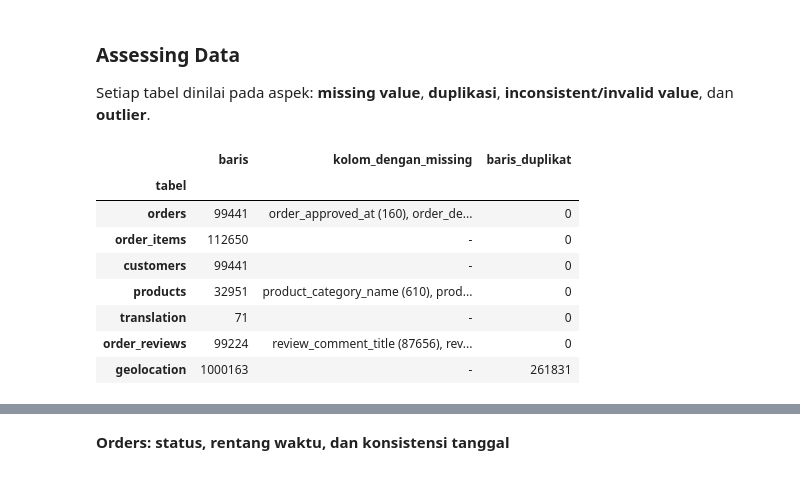
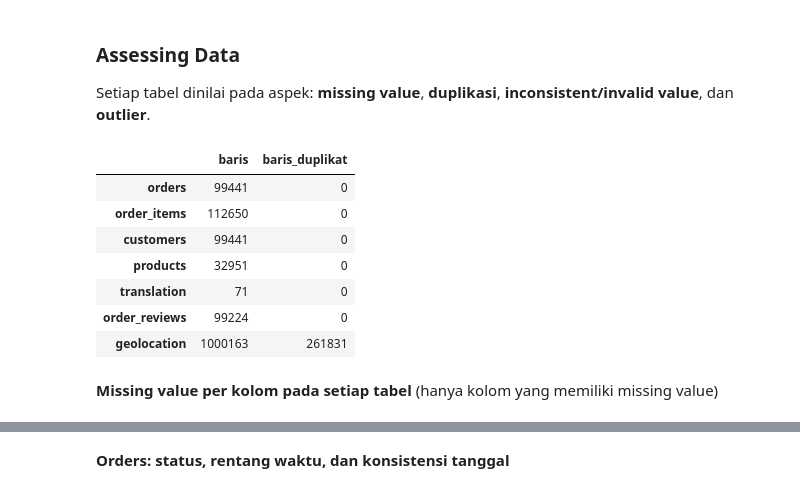
Before and after one commit to Ddxyn/analisis-data-olist, a Jupyter notebook: submission/notebook.ipynb, the cells around one changed output, grey strips where cells are left out. Drawn from its saved outputs; the diff is of its cells as text; code cells hidden in the pictures.

```diff
--- a/submission/notebook.ipynb
+++ b/submission/notebook.ipynb
@@ -88,20 +88,17 @@ orders_df.head()
 
 Setiap tabel dinilai pada aspek: **missing value**, **duplikasi**, **inconsistent/invalid value**, dan **outlier**.
 # %%
-# Ringkasan missing value dan duplikasi semua tabel
-rows = []
-for name, d in tables.items():
-    miss = d.isna().sum()
-    rows.append({"tabel": name, "baris": len(d), "kolom_dengan_missing": ", ".join(f"{c} ({v})" for c, v in miss[miss > 0].items()) or "-",
-                 "baris_duplikat": d.duplicated().sum()})
-pd.DataFrame(rows).set_index("tabel")
+# Ringkasan jumlah baris dan duplikasi semua tabel
+pd.DataFrame({"baris": {n: len(d) for n, d in tables.items()},
+              "baris_duplikat": {n: d.duplicated().sum() for n, d in tables.items()}})
 # %% [output]
-|  | baris | kolom_dengan_missing | baris_duplikat |
-| tabel |  |  |  |
-| orders | 99441 | order_approved_at (160), order_de... | 0 |
-| order_items | 112650 | - | 0 |
-| customers | 99441 | - | 0 |
-| products | 32951 | product_category_name (610), prod... | 0 |
-| translation | 71 | - | 0 |
-| order_reviews | 99224 | review_comment_title (87656), rev... | 0 |
-| geolocation | 1000163 | - | 261831 |
+|  | baris | baris_duplikat |
+| orders | 99441 | 0 |
+| order_items | 112650 | 0 |
+| customers | 99441 | 0 |
+| products | 32951 | 0 |
+| translation | 71 | 0 |
+| order_reviews | 99224 | 0 |
+| geolocation | 1000163 | 261831 |
+# %% [markdown]
+**Missing value per kolom pada setiap tabel** (hanya kolom yang memiliki missing value)
```
Also changed, not shown: parts of 42 cells of this notebook, 4 other files.
